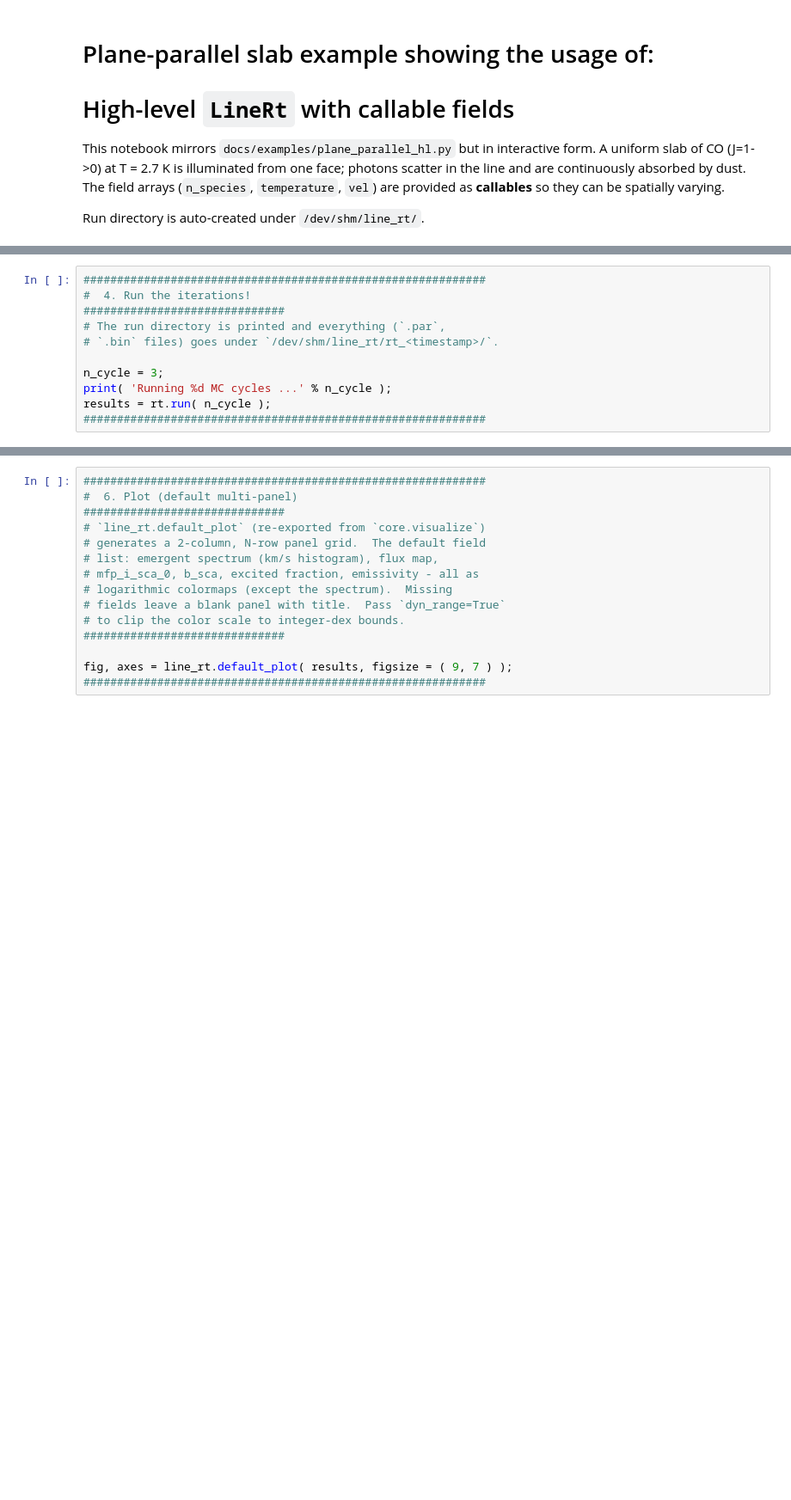
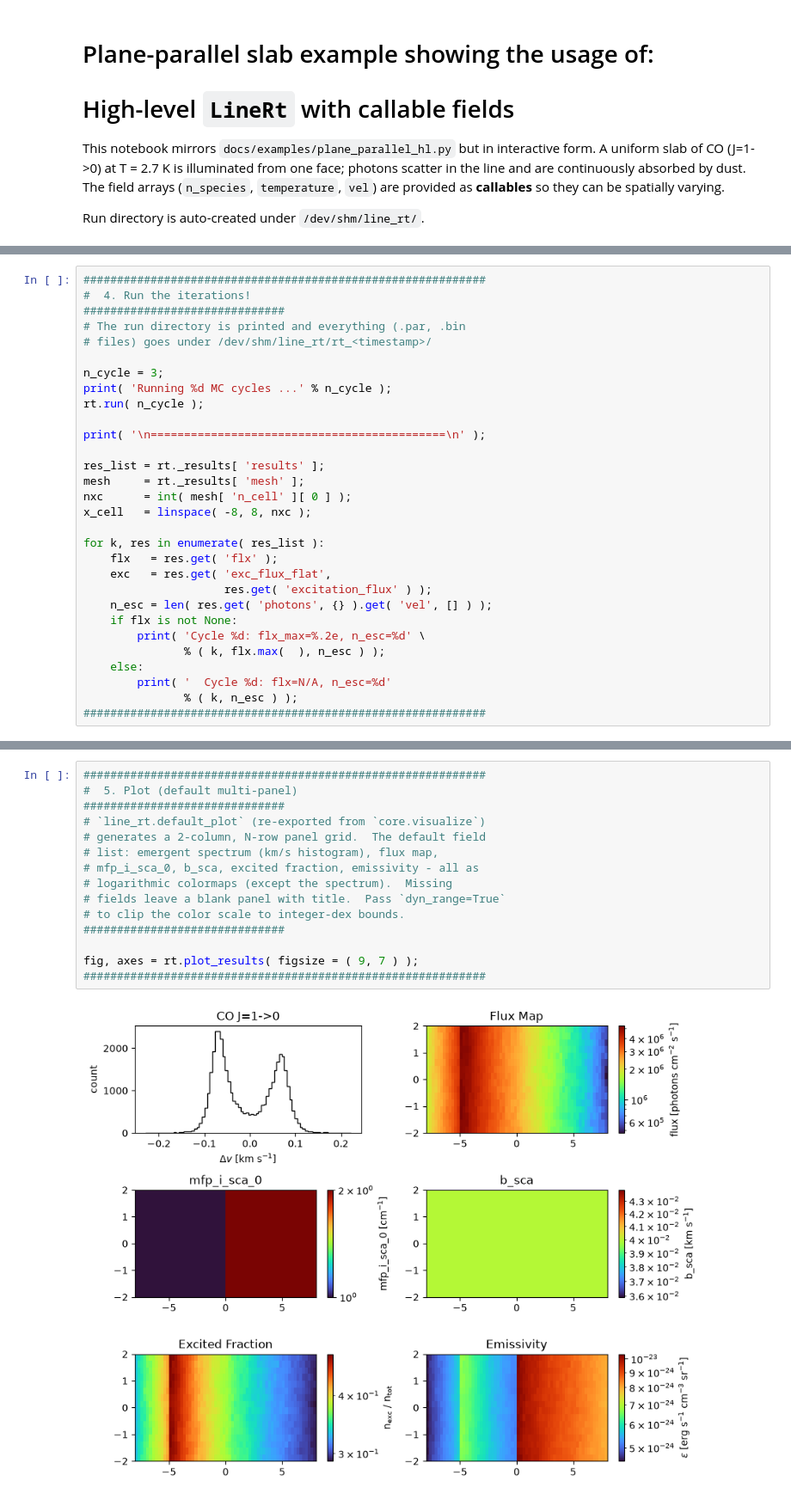
Before and after one commit to wll745881210/kratos_linerad, a Jupyter notebook: docs/examples/plane_parallel_hl.ipynb, the cells around one changed output, grey strips where cells are left out. Shown at 86% size. Cells and saved outputs as stored; diff of their text form; blank space fills up the shorter version.

```diff
--- a/docs/examples/plane_parallel_hl.ipynb
+++ b/docs/examples/plane_parallel_hl.ipynb
@@ -136,10 +179,29 @@ rt.plot_input(  );
 ############################################################
 #  4. Run the iterations!
 ##############################
-# The run directory is printed and everything (`.par`,
-# `.bin` files) goes under `/dev/shm/line_rt/rt_<timestamp>/`.
+# The run directory is printed and everything (.par, .bin
+# files) goes under /dev/shm/line_rt/rt_<timestamp>/
 
 n_cycle = 3;
 print( 'Running %d MC cycles ...' % n_cycle );
-results = rt.run( n_cycle );
+rt.run( n_cycle );
+
+print( '\n============================================\n' );
+
+res_list = rt._results[ 'results' ];
+mesh     = rt._results[ 'mesh' ];
+nxc      = int( mesh[ 'n_cell' ][ 0 ] );
+x_cell   = linspace( -8, 8, nxc );
+
+for k, res in enumerate( res_list ):
+    flx   = res.get( 'flx' );
+    exc   = res.get( 'exc_flux_flat',
+                     res.get( 'excitation_flux' ) );
+    n_esc = len( res.get( 'photons', {} ).get( 'vel', [] ) );
+    if flx is not None:
+        print( 'Cycle %d: flx_max=%.2e, n_esc=%d' \
+               % ( k, flx.max(  ), n_esc ) );
+    else:
+        print( '  Cycle %d: flx=N/A, n_esc=%d'
+               % ( k, n_esc ) );
 ############################################################
@@ -168,15 +229,17 @@ for k, res in enumerate( res_list ):
 # %%
 ############################################################
-#  6. Plot (default multi-panel)
+#  5. Plot (default multi-panel)
 ##############################
 # `line_rt.default_plot` (re-exported from `core.visualize`)
 # generates a 2-column, N-row panel grid.  The default field
 # list: emergent spectrum (km/s histogram), flux map,
 # mfp_i_sca_0, b_sca, excited fraction, emissivity - all as
 # logarithmic colormaps (except the spectrum).  Missing
 # fields leave a blank panel with title.  Pass `dyn_range=True`
 # to clip the color scale to integer-dex bounds.
 ##############################
 
-fig, axes = line_rt.default_plot( results, figsize = ( 9, 7 ) );
+fig, axes = rt.plot_results( figsize = ( 9, 7 ) );
 ############################################################
+# %% [output]
+[figure, added]
```
Also changed, not shown: parts of 11 cells of this notebook, 1 other file.
